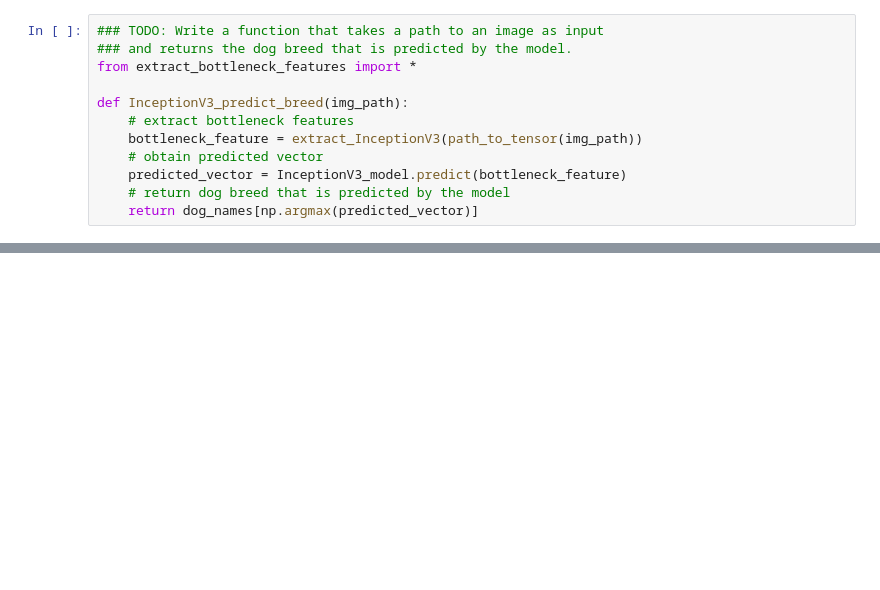
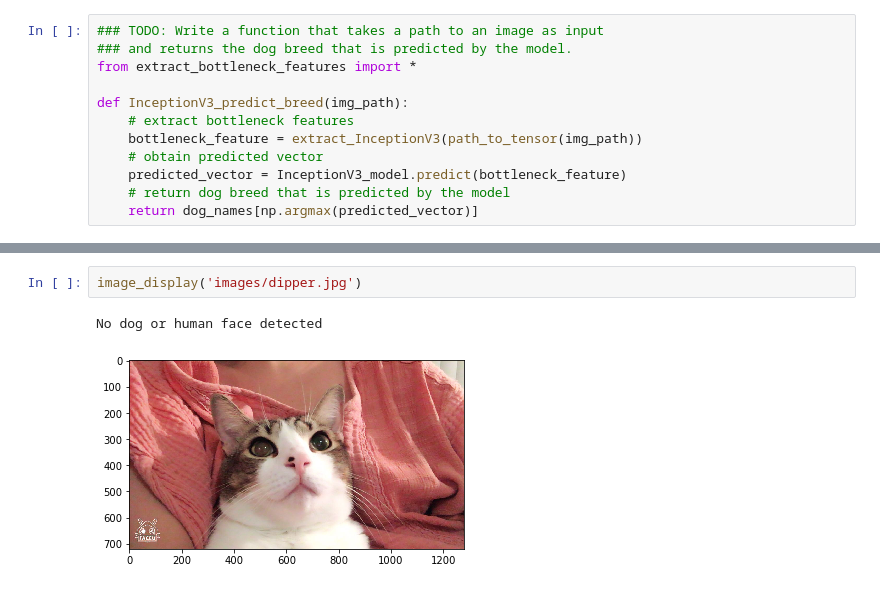
Before and after one commit to Charlio/dog-project, a Jupyter notebook: dog_app.ipynb, the cells around one changed output, grey strips where cells are left out. Cells and saved outputs as stored; diff of their text form; blank space fills up the shorter version.

```diff
--- a/dog_app.ipynb
+++ b/dog_app.ipynb
@@ -732,0 +768,5 @@ __Answer:__
+# %%
+image_display('images/dipper.jpg')
+# %% [output]
+No dog or human face detected
+[figure, added]
```
Also changed, not shown: parts of 26 cells of this notebook, 10 other files.
